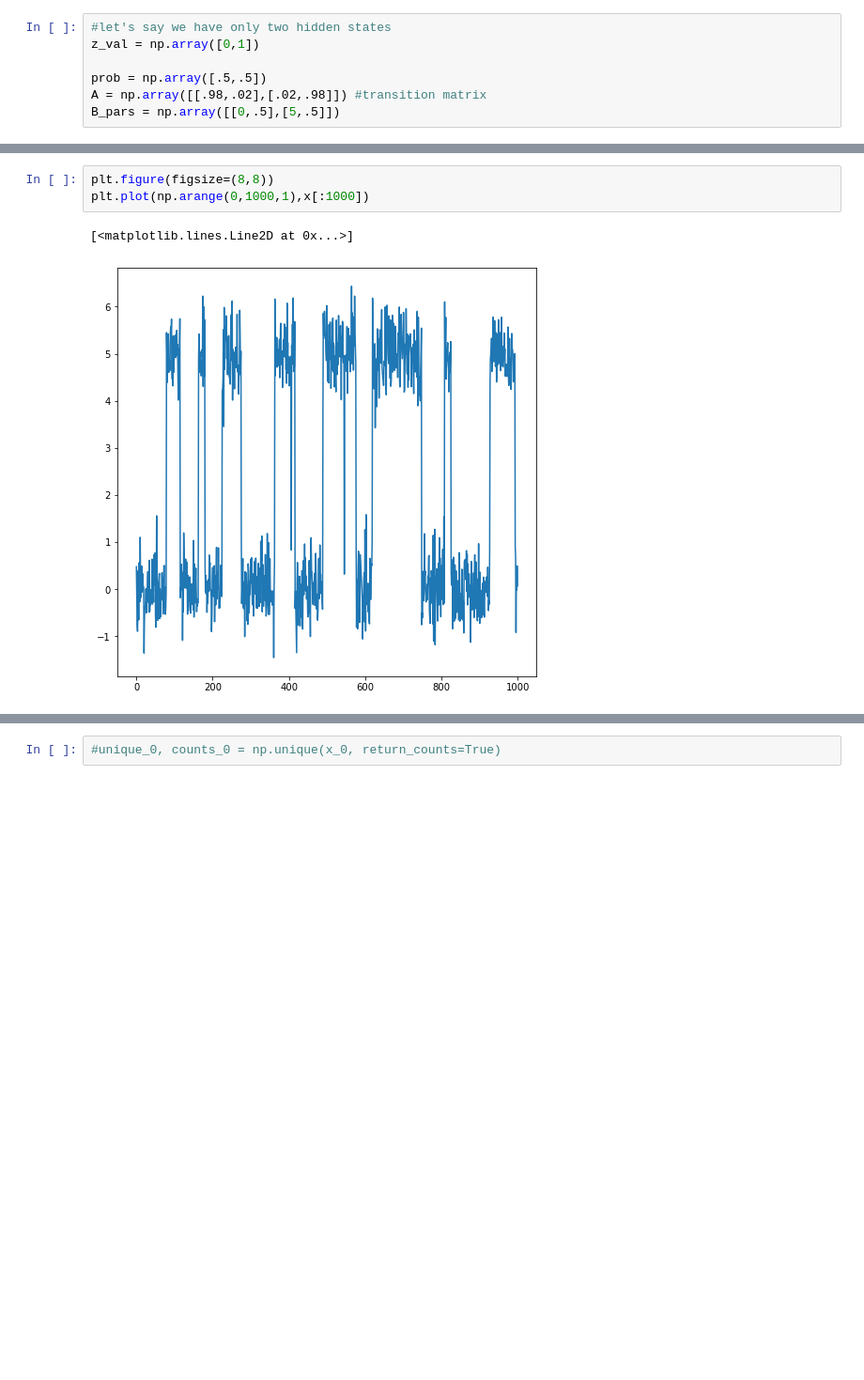
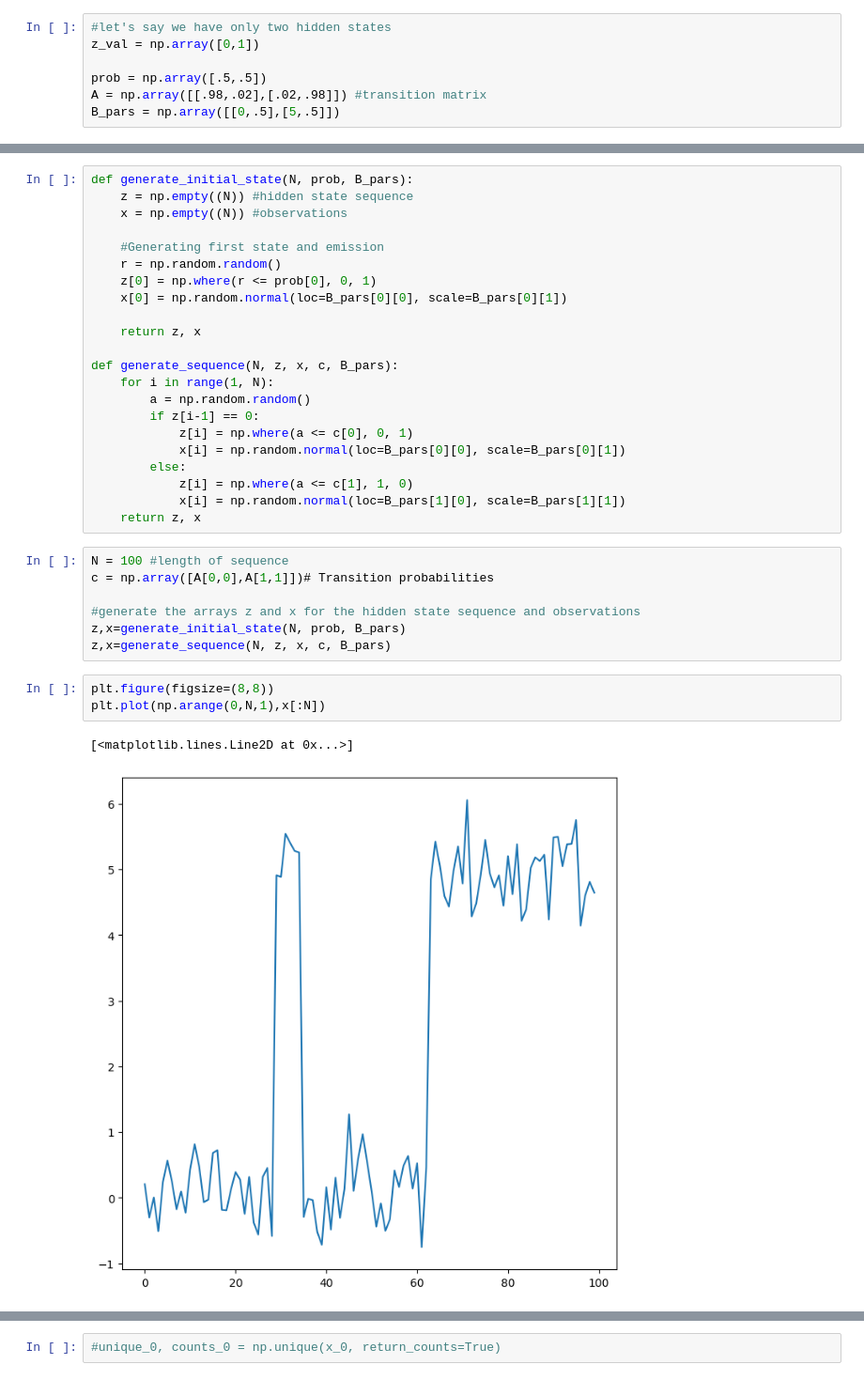
Before and after one commit to isottongloria/LCP-MODULE_B, a Jupyter notebook: HMM.ipynb, the cells around one changed output, grey strips where cells are left out. Shown at 94% size. Drawn from its saved outputs; the diff is of its cells as text; blank space fills up the shorter version.

```diff
--- a/HMM.ipynb
+++ b/HMM.ipynb
@@ -71,9 +37,38 @@ for i in range(1,N):
+# %%
+def generate_initial_state(N, prob, B_pars):
+    z = np.empty((N)) #hidden state sequence
+    x = np.empty((N)) #observations
+
+    #Generating first state and emission
+    r = np.random.random()
+    z[0] = np.where(r <= prob[0], 0, 1)
+    x[0] = np.random.normal(loc=B_pars[0][0], scale=B_pars[0][1])
+
+    return z, x
+
+def generate_sequence(N, z, x, c, B_pars):
+    for i in range(1, N):
+        a = np.random.random()
+        if z[i-1] == 0:
+            z[i] = np.where(a <= c[0], 0, 1)
+            x[i] = np.random.normal(loc=B_pars[0][0], scale=B_pars[0][1])
+        else:
+            z[i] = np.where(a <= c[1], 1, 0)
+            x[i] = np.random.normal(loc=B_pars[1][0], scale=B_pars[1][1])
+    return z, x
+# %%
+N = 100 #length of sequence
+c = np.array([A[0,0],A[1,1]])# Transition probabilities
+
+#generate the arrays z and x for the hidden state sequence and observations
+z,x=generate_initial_state(N, prob, B_pars)
+z,x=generate_sequence(N, z, x, c, B_pars)
 # %%
 plt.figure(figsize=(8,8))
-plt.plot(np.arange(0,1000,1),x[:1000])
+plt.plot(np.arange(0,N,1),x[:N])
 # %% [output]
 [<matplotlib.lines.Line2D at 0x...>]
-[figure, old version]
+[figure, new version]
 # %%
 x_0 = x[np.where(z==0)]
 print(x_0[:10])
```
Also changed, not shown: parts of 16 cells of this notebook.
